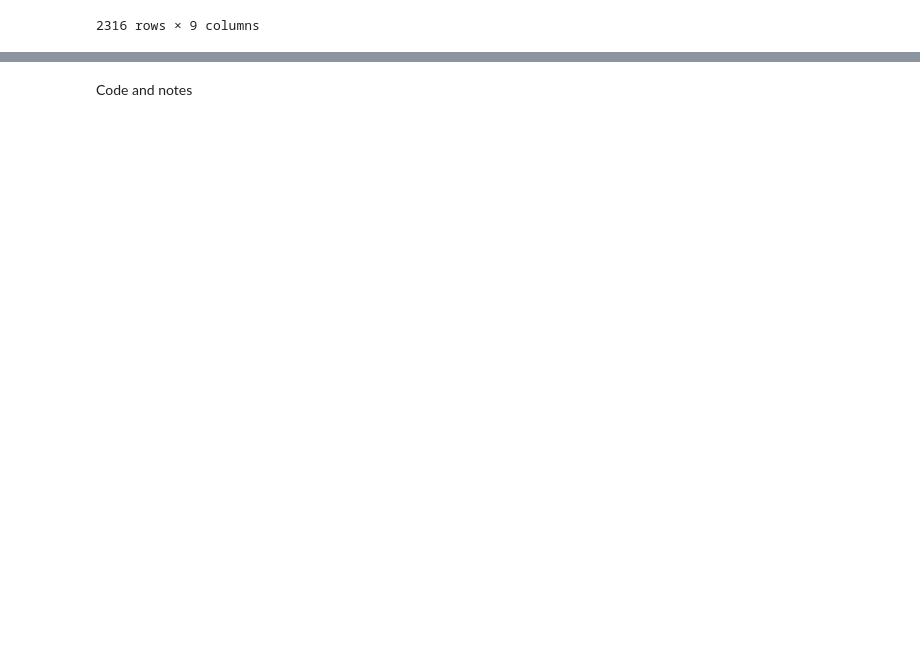
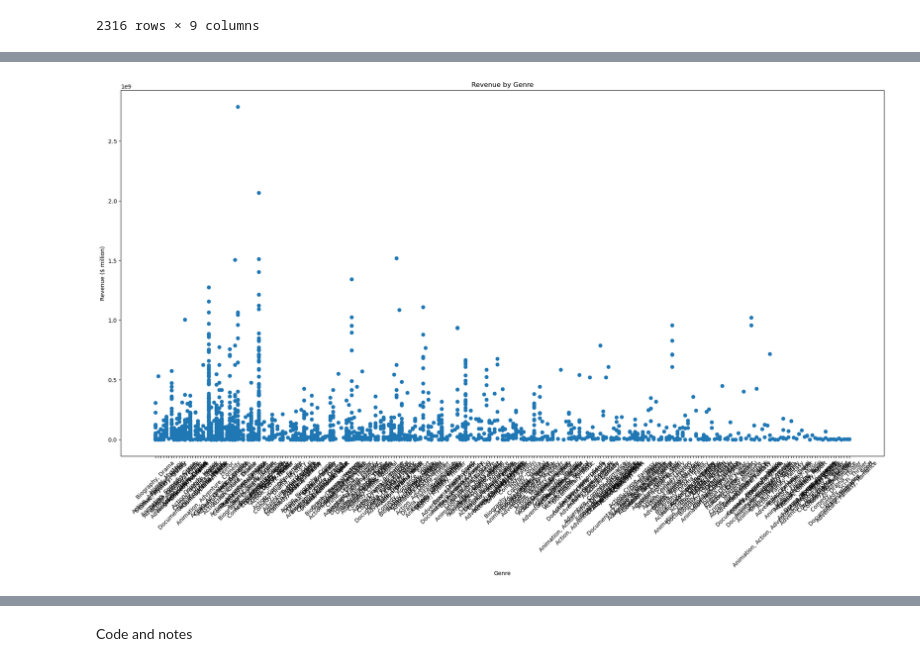
Before and after one commit to Robotrousers/Group1Proj1, a Jupyter notebook: mo_genres.ipynb, the cells around one changed output, grey strips where cells are left out. Saved outputs shown, nothing was run; the diff lists cells and outputs as text; code cells hidden in the pictures; blank space fills up the shorter version.

```diff
--- a/mo_genres.ipynb
+++ b/mo_genres.ipynb
@@ -73,0 +336,11 @@ array(['Biography, Drama', 'Action, Adventure, Horror',
+# %%
+plt.figure(figsize=(20, 10))
+plt.scatter(data_df['Genre'], data_df['Revenue'])
+plt.xlabel('Genre')
+plt.ylabel('Revenue ($ million)')
+plt.title('Revenue by Genre')
+plt.tight_layout()
+plt.xticks(rotation=45)
+plt.show()
+# %% [output]
+[figure, added]
```
Also changed, not shown: parts of 22 cells of this notebook, 3 other files.
